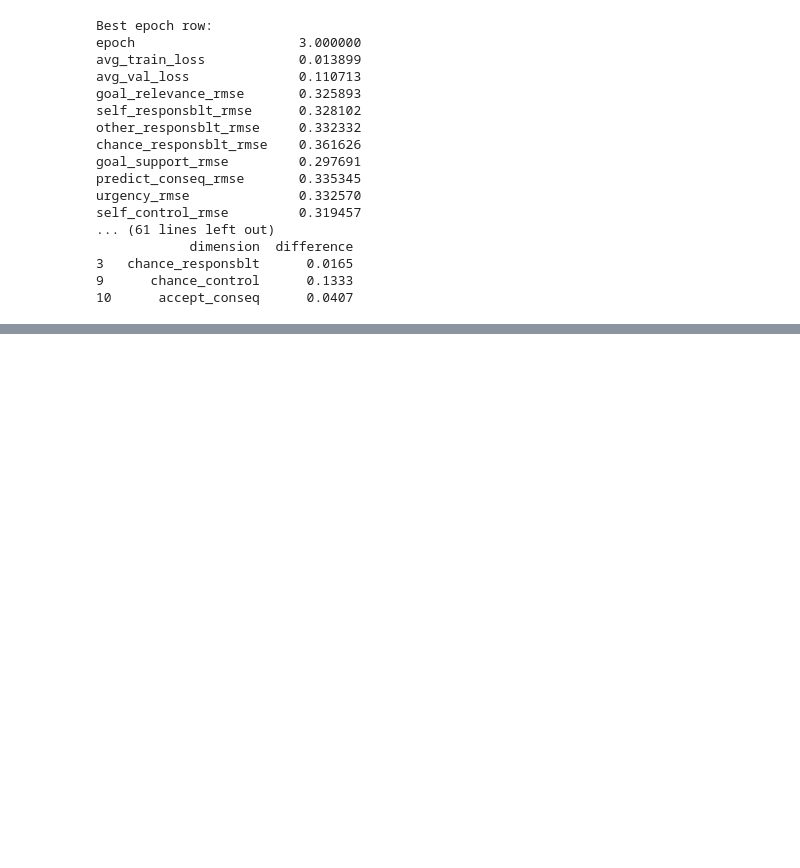
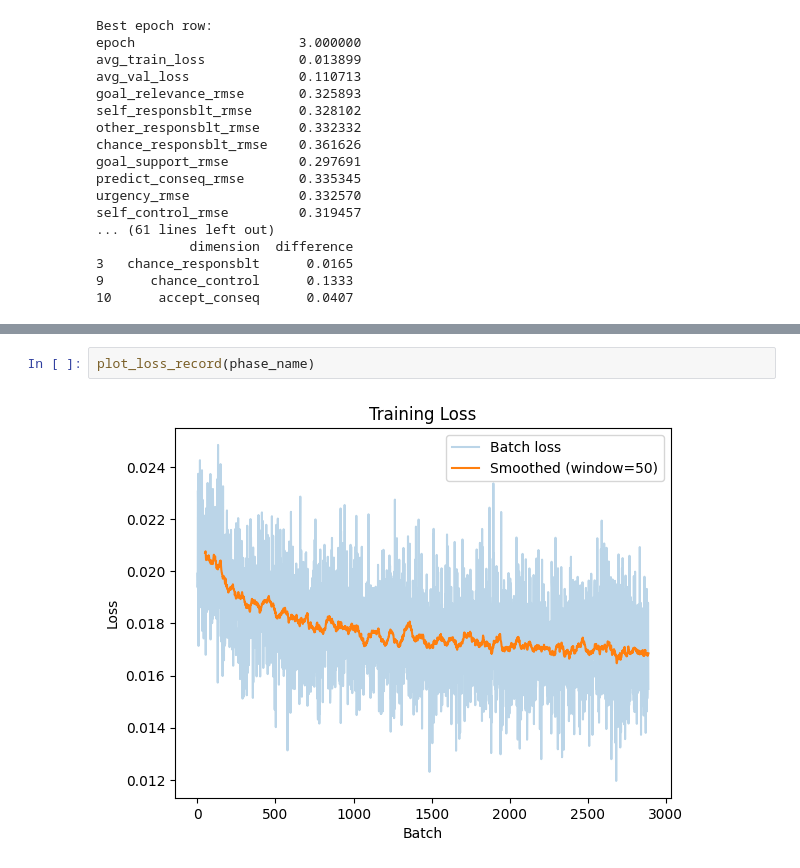
Before and after one commit to sooyeon-l/nlp-appraisal, a Jupyter notebook: notebooks/04_results_analysis.ipynb, the cells around one changed output, grey strips where cells are left out. Saved outputs shown, nothing was run; the diff lists cells and outputs as text; blank space fills up the shorter version.

```diff
--- a/notebooks/04_results_analysis.ipynb
+++ b/notebooks/04_results_analysis.ipynb
@@ -380,0 +421,4 @@ print(comparison_full.to_string())
+# %%
+plot_loss_record(phase_name)
+# %% [output]
+[figure, added]
```
Also changed, not shown: parts of 22 cells of this notebook, 5 other files.
